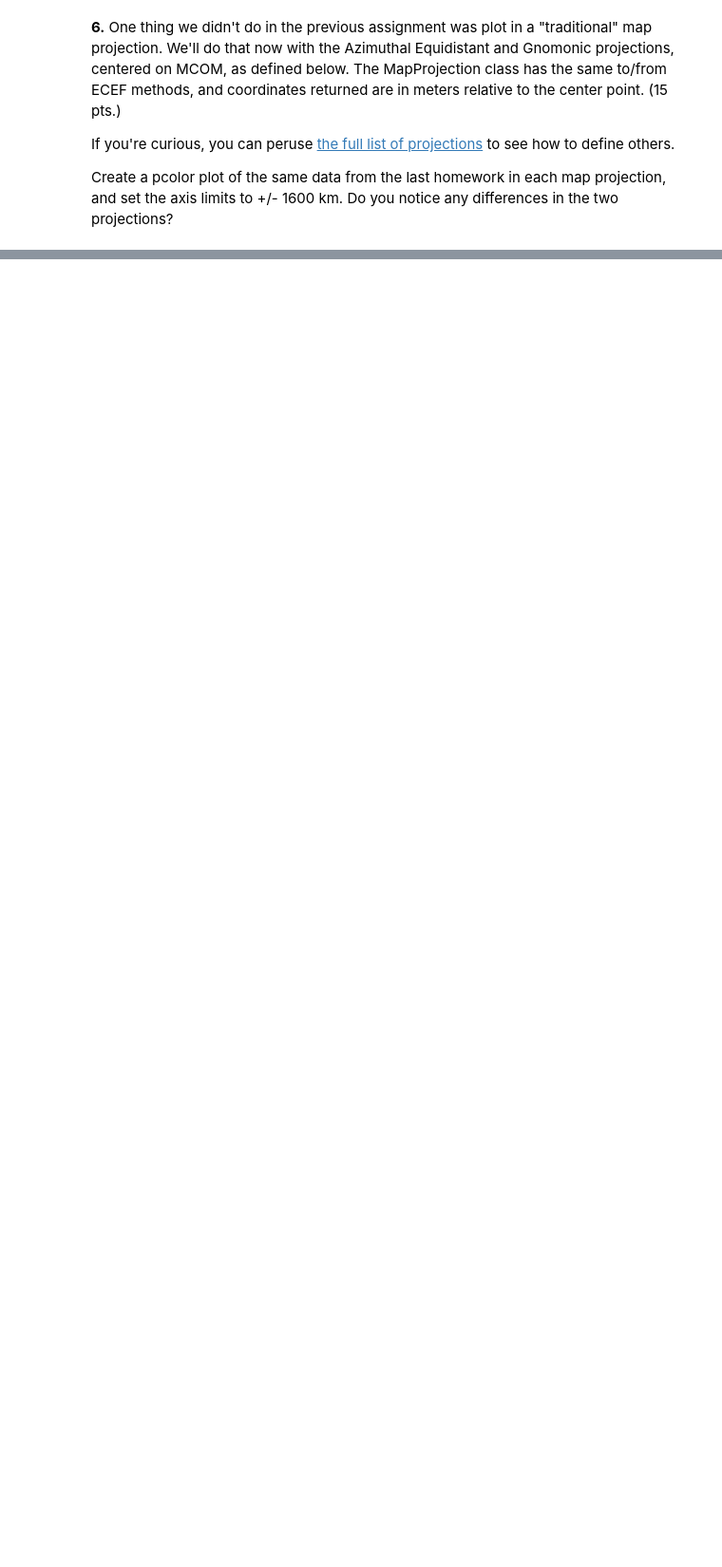
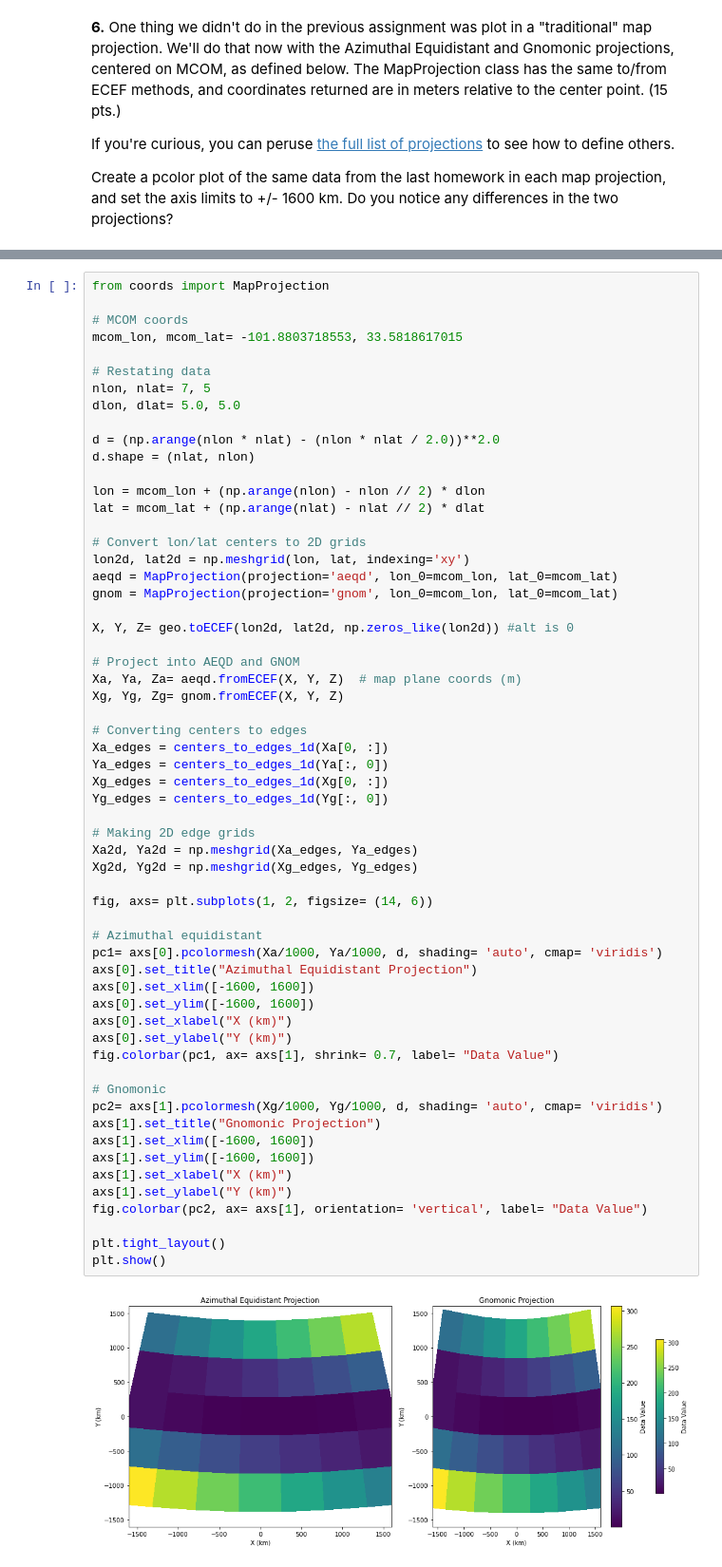
Before and after one commit to MelMartinez22/GDFAssignments, a Jupyter notebook: Homework 2.ipynb, the cells around one changed output, grey strips where cells are left out. Shown at 95% size. Drawn from its saved outputs; the diff is of its cells as text; blank space fills up the shorter version.

```diff
--- a/Homework 2.ipynb
+++ b/Homework 2.ipynb
@@ -154,0 +568,61 @@ gnom = MapProjection(projection='gnom', lon_0=mcom_lon, lat_0=mcom_lat)
+# %%
+from coords import MapProjection
+
+# MCOM coords
+mcom_lon, mcom_lat= -101.8803718553, 33.5818617015
+
+# Restating data
+nlon, nlat= 7, 5
+dlon, dlat= 5.0, 5.0
+
+d = (np.arange(nlon * nlat) - (nlon * nlat / 2.0))**2.0
+d.shape = (nlat, nlon)
+
+lon = mcom_lon + (np.arange(nlon) - nlon // 2) * dlon
+lat = mcom_lat + (np.arange(nlat) - nlat // 2) * dlat
+
+# Convert lon/lat centers to 2D grids
+lon2d, lat2d = np.meshgrid(lon, lat, indexing='xy')
+aeqd = MapProjection(projection='aeqd', lon_0=mcom_lon, lat_0=mcom_lat)
+gnom = MapProjection(projection='gnom', lon_0=mcom_lon, lat_0=mcom_lat)
+
+X, Y, Z= geo.toECEF(lon2d, lat2d, np.zeros_like(lon2d)) #alt is 0
+
+# Project into AEQD and GNOM
+Xa, Ya, Za= aeqd.fromECEF(X, Y, Z)  # map plane coords (m)
+Xg, Yg, Zg= gnom.fromECEF(X, Y, Z)
+
+# Converting centers to edges
+Xa_edges = centers_to_edges_1d(Xa[0, :])
+Ya_edges = centers_to_edges_1d(Ya[:, 0])
+Xg_edges = centers_to_edges_1d(Xg[0, :])
+Yg_edges = centers_to_edges_1d(Yg[:, 0])
+
+# Making 2D edge grids
+Xa2d, Ya2d = np.meshgrid(Xa_edges, Ya_edges)
+Xg2d, Yg2d = np.meshgrid(Xg_edges, Yg_edges)
+
+fig, axs= plt.subplots(1, 2, figsize= (14, 6))
+
+# Azimuthal equidistant
+pc1= axs[0].pcolormesh(Xa/1000, Ya/1000, d, shading= 'auto', cmap= 'viridis')
+axs[0].set_title("Azimuthal Equidistant Projection")
+axs[0].set_xlim([-1600, 1600])
+axs[0].set_ylim([-1600, 1600])
+axs[0].set_xlabel("X (km)")
+axs[0].set_ylabel("Y (km)")
+fig.colorbar(pc1, ax= axs[1], shrink= 0.7, label= "Data Value")
+
+# Gnomonic
+pc2= axs[1].pcolormesh(Xg/1000, Yg/1000, d, shading= 'auto', cmap= 'viridis')
+axs[1].set_title("Gnomonic Projection")
+axs[1].set_xlim([-1600, 1600])
+axs[1].set_ylim([-1600, 1600])
+axs[1].set_xlabel("X (km)")
+axs[1].set_ylabel("Y (km)")
+fig.colorbar(pc2, ax= axs[1], orientation= 'vertical', label= "Data Value")
+
+plt.tight_layout()
+plt.show()
+# %% [output]
+[figure, added]
```
Also changed, not shown: parts of 13 cells of this notebook.
